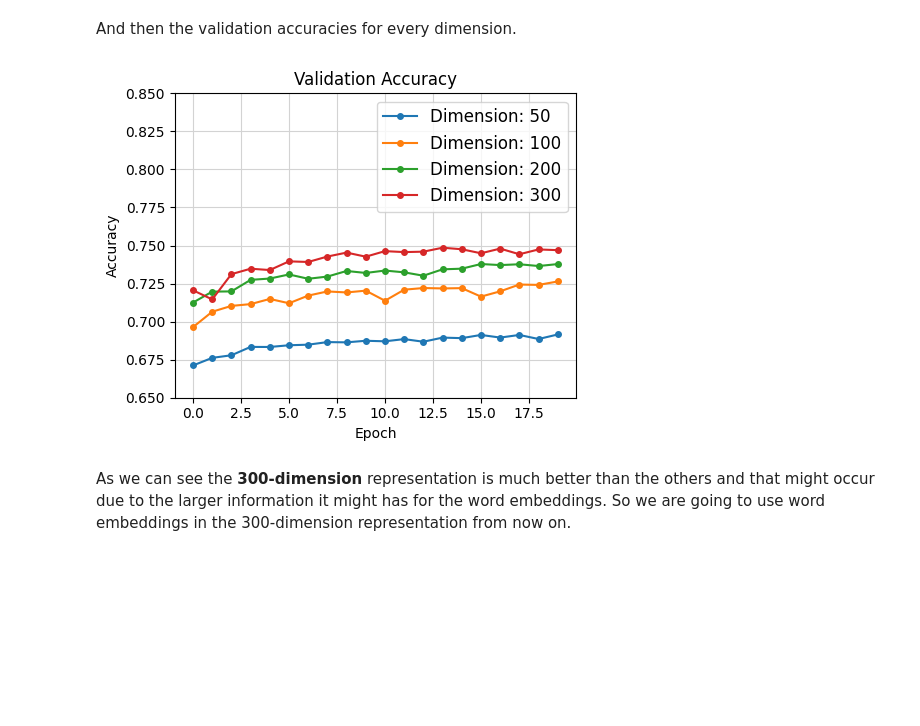
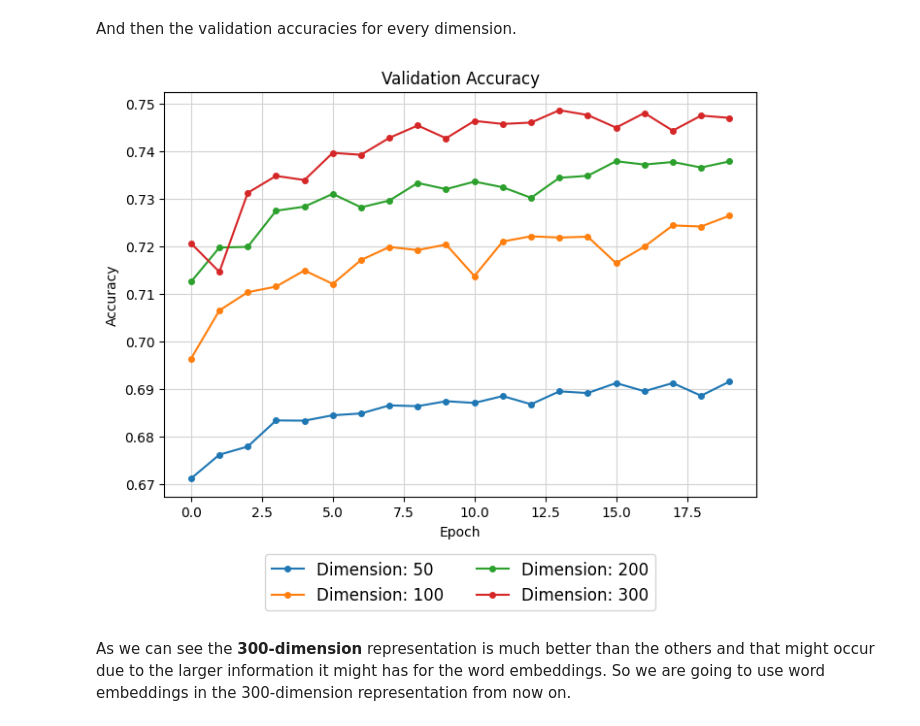
Before and after one commit to AntonisZks/Deep-Learning-for-Natural-Language-Processing, a Jupyter notebook: Notebooks/feed_forward_neural_network.ipynb, the cells around one changed output. Cells and saved outputs as stored; diff of their text form; code cells hidden in the pictures; blank space fills up the shorter version.

```diff
--- a/Notebooks/feed_forward_neural_network.ipynb
+++ b/Notebooks/feed_forward_neural_network.ipynb
@@ -1435,26 +1435,30 @@ plt.show()
 # %% [markdown]
 And then the validation accuracies for every dimension.
 # %%
-fig, ax = plt.subplots(1, 1, figsize=(5, 4))
+fig, ax = plt.subplots(1, 1, figsize=(7, 6))
 fig.patch.set_facecolor(patch_background_color)
 ax.set_facecolor(patch_background_color)
 
 for i, dim in enumerate(dimensions):
     ax.plot(dimensions_results[dim][2], '-o', markersize=4, label=f"Dimension: {dim}")
     ax.set_title("Validation Accuracy", color=text_color)
     ax.set_xlabel("Epoch", color=text_color)
     ax.set_ylabel("Accuracy", color=text_color)
     ax.tick_params(axis='both', colors=text_color)
     for spine in ax.spines.values():
         spine.set_edgecolor(text_color)
     ax.grid(color=plot_grid_color)
-    ax.legend(loc='best', fontsize=12, labelcolor=text_color).get_frame().set_facecolor(patch_background_color)
-    ax.set_ylim(0.65, 0.85)
+    ax.legend(loc='lower center', fontsize=12, labelcolor=text_color).get_frame().set_facecolor(patch_background_color)
+    legend = ax.legend(
+        loc='lower center', bbox_to_anchor=(0.5, -0.3),
+        fontsize=12, labelcolor=text_color, ncol=2,
+    )
+    legend.get_frame().set_facecolor(patch_background_color)  # Match legend facecolor to theme
 
 plt.tight_layout()
 plt.show()
 # %% [output]
-[figure, old version]
+[figure, new version]
 # %% [markdown]
 As we can see the **300-dimension** representation is much better than the others and that might occur due to the larger information it might has for the word embeddings. So we are going to use word embeddings in the 300-dimension representation from now on.
 # %% [markdown]
```
Also changed, not shown: parts of 32 cells of this notebook, 5 other files.
